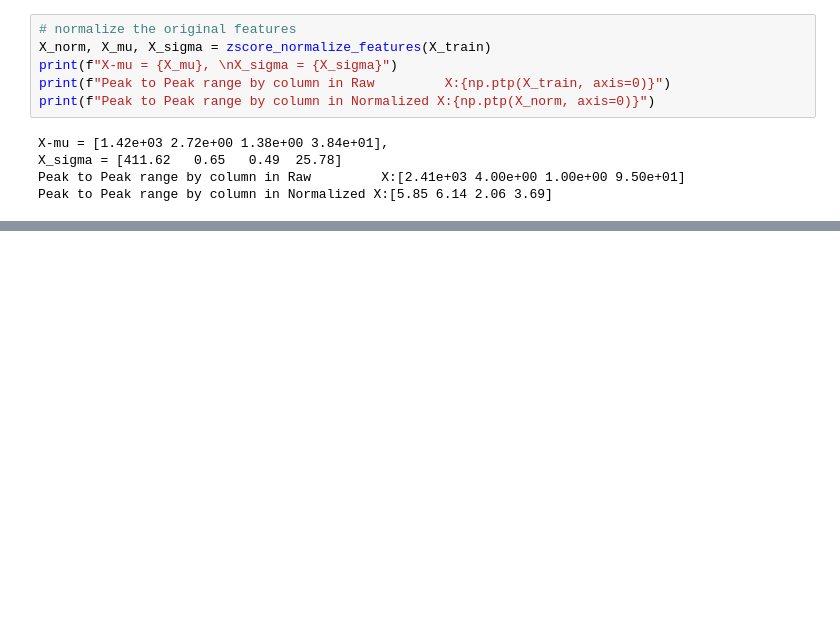
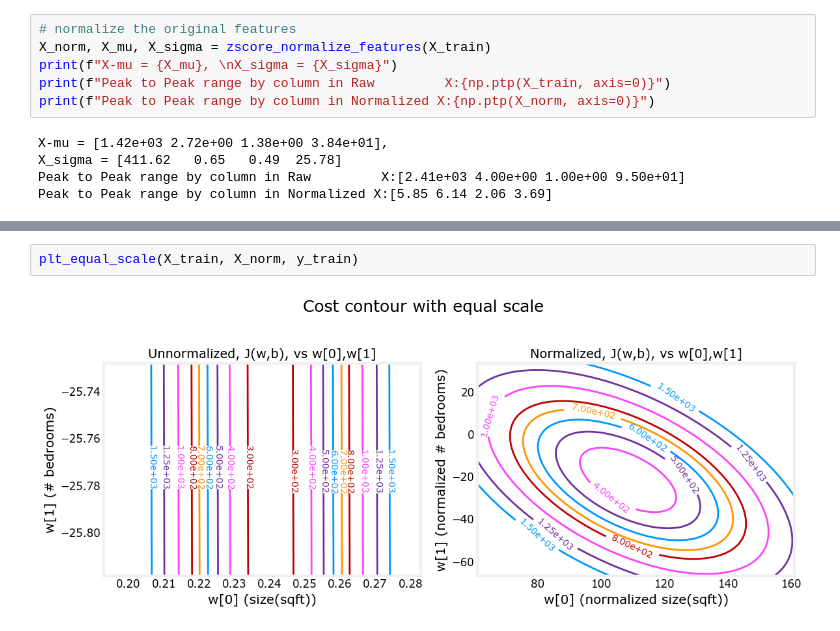
Before and after one commit to Ayodeji63/ml_labs, a Jupyter notebook: feature_scaling_and_learning_rate.ipynb, the cells around one changed output, grey strips where cells are left out. Cells and saved outputs as stored; diff of their text form; blank space fills up the shorter version.

```diff
--- a/feature_scaling_and_learning_rate.ipynb
+++ b/feature_scaling_and_learning_rate.ipynb
@@ -161,0 +218,4 @@ plt.show()
+# %%
+plt_equal_scale(X_train, X_norm, y_train)
+# %% [output]
+[figure, added]
```
Also changed, not shown: parts of 7 cells of this notebook, 1 other file.
